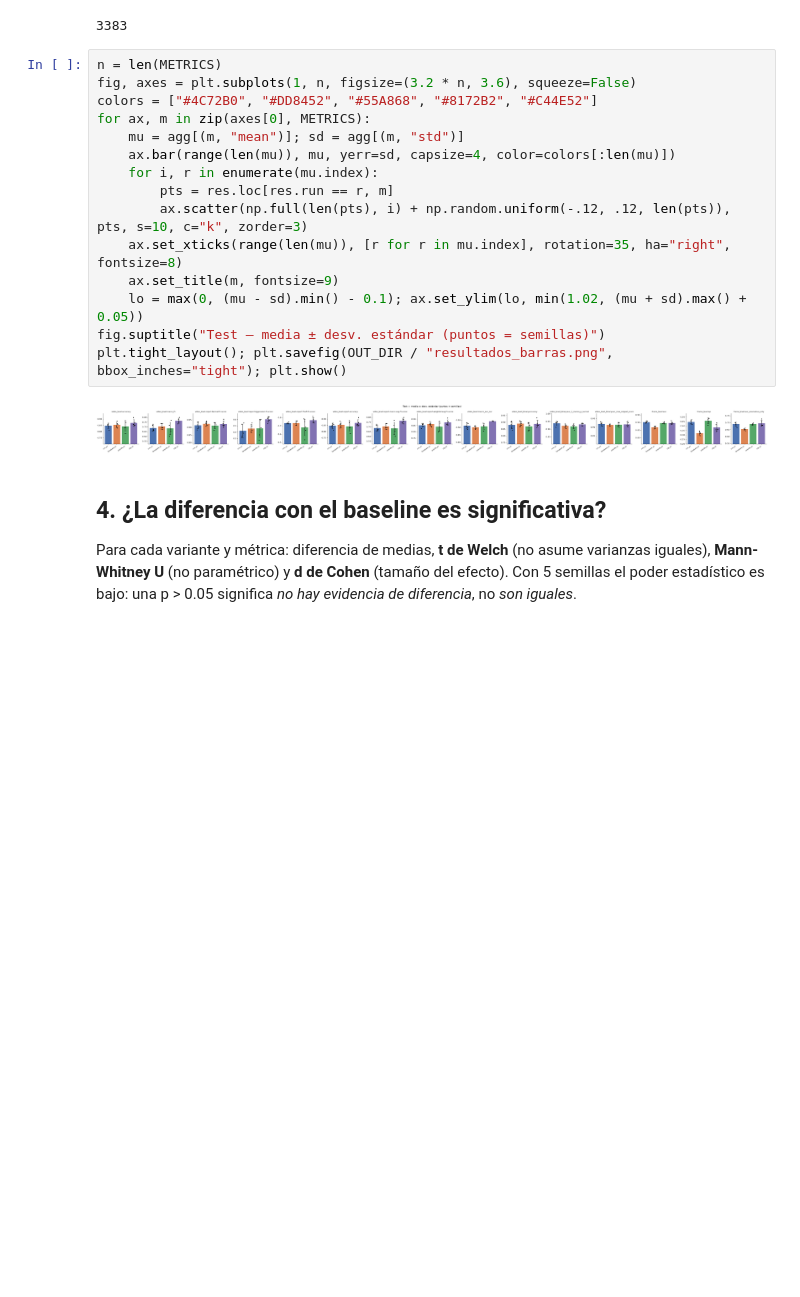
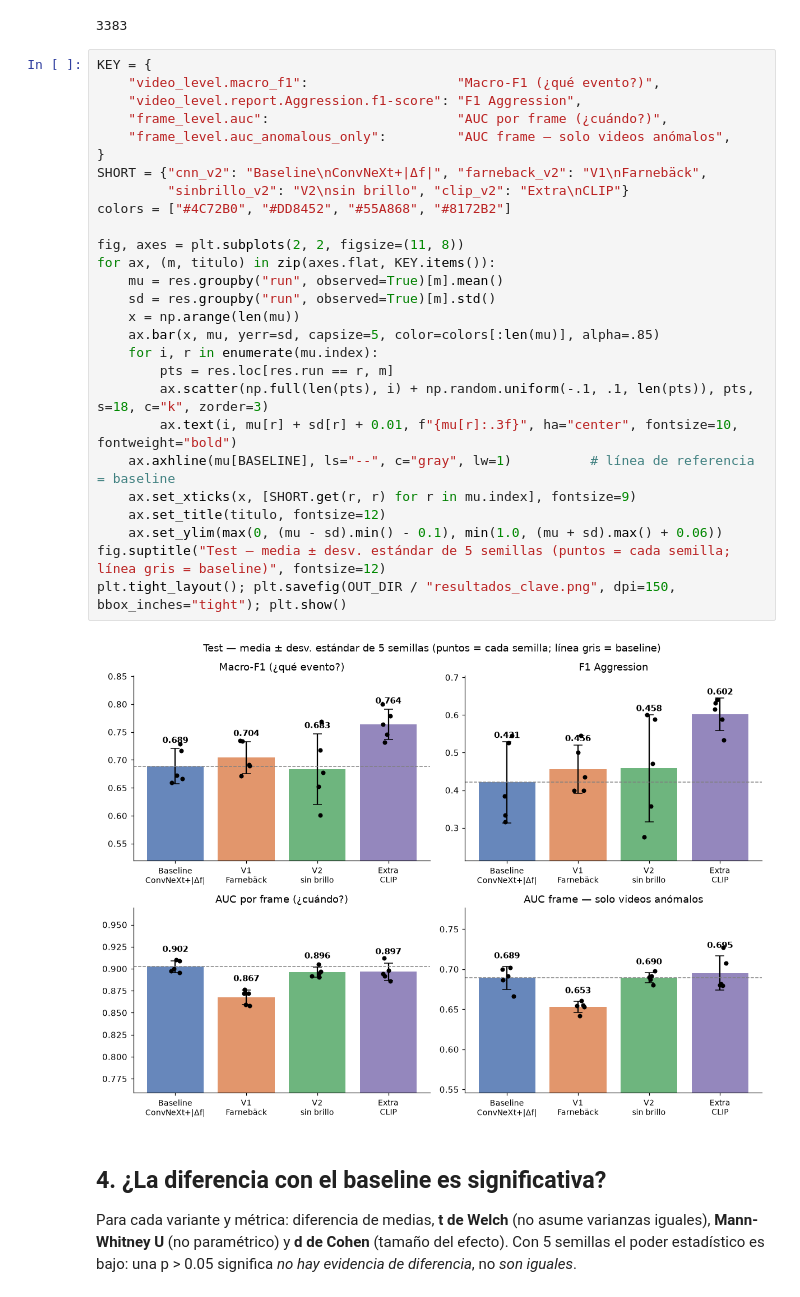
Before and after one commit to gersonviav/MIA, a Jupyter notebook: notebooks/03_experimentos.ipynb, the cells around one changed output. Saved outputs shown, nothing was run; the diff lists cells and outputs as text; blank space fills up the shorter version.

```diff
--- a/notebooks/03_experimentos.ipynb
+++ b/notebooks/03_experimentos.ipynb
@@ -127,22 +134,34 @@ tabla.to_csv(OUT_DIR / "tabla_resultados.csv")
 | Extra: apariencia CLIP | 5 | 0.869 ± 0.025 | 0.764 ± 0.027 | 0.921 ± 0.020 | 0.602 ± 0.043 | ... |
 3383
 # %%
-n = len(METRICS)
-fig, axes = plt.subplots(1, n, figsize=(3.2 * n, 3.6), squeeze=False)
-colors = ["#4C72B0", "#DD8452", "#55A868", "#8172B2", "#C44E52"]
-for ax, m in zip(axes[0], METRICS):
-    mu = agg[(m, "mean")]; sd = agg[(m, "std")]
-    ax.bar(range(len(mu)), mu, yerr=sd, capsize=4, color=colors[:len(mu)])
+KEY = {
+    "video_level.macro_f1":                   "Macro-F1 (¿qué evento?)",
+    "video_level.report.Aggression.f1-score": "F1 Aggression",
+    "frame_level.auc":                        "AUC por frame (¿cuándo?)",
+    "frame_level.auc_anomalous_only":         "AUC frame — solo videos anómalos",
+}
+SHORT = {"cnn_v2": "Baseline\nConvNeXt+|Δf|", "farneback_v2": "V1\nFarnebäck",
+         "sinbrillo_v2": "V2\nsin brillo", "clip_v2": "Extra\nCLIP"}
+colors = ["#4C72B0", "#DD8452", "#55A868", "#8172B2"]
+
+fig, axes = plt.subplots(2, 2, figsize=(11, 8))
+for ax, (m, titulo) in zip(axes.flat, KEY.items()):
+    mu = res.groupby("run", observed=True)[m].mean()
+    sd = res.groupby("run", observed=True)[m].std()
+    x = np.arange(len(mu))
+    ax.bar(x, mu, yerr=sd, capsize=5, color=colors[:len(mu)], alpha=.85)
     for i, r in enumerate(mu.index):
         pts = res.loc[res.run == r, m]
-        ax.scatter(np.full(len(pts), i) + np.random.uniform(-.12, .12, len(pts)), pts, s=10, c="k", zorder=3)
-    ax.set_xticks(range(len(mu)), [r for r in mu.index], rotation=35, ha="right", fontsize=8)
-    ax.set_title(m, fontsize=9)
-    lo = max(0, (mu - sd).min() - 0.1); ax.set_ylim(lo, min(1.02, (mu + sd).max() + 0.05))
-fig.suptitle("Test — media ± desv. estándar (puntos = semillas)")
-plt.tight_layout(); plt.savefig(OUT_DIR / "resultados_barras.png", bbox_inches="tight"); plt.show()
+        ax.scatter(np.full(len(pts), i) + np.random.uniform(-.1, .1, len(pts)), pts, s=18, c="k", zorder=3)
+        ax.text(i, mu[r] + sd[r] + 0.01, f"{mu[r]:.3f}", ha="center", fontsize=10, fontweight="bold")
+    ax.axhline(mu[BASELINE], ls="--", c="gray", lw=1)          # línea de referencia = baseline
+    ax.set_xticks(x, [SHORT.get(r, r) for r in mu.index], fontsize=9)
+    ax.set_title(titulo, fontsize=12)
+    ax.set_ylim(max(0, (mu - sd).min() - 0.1), min(1.0, (mu + sd).max() + 0.06))
+fig.suptitle("Test — media ± desv. estándar de 5 semillas (puntos = cada semilla; línea gris = baseline)", fontsize=12)
+plt.tight_layout(); plt.savefig(OUT_DIR / "resultados_clave.png", dpi=150, bbox_inches="tight"); plt.show()
 # %% [output]
-[figure, old version]
+[figure, new version]
 # %% [markdown]
 ## 4. ¿La diferencia con el baseline es significativa?
 Para cada variante y métrica: diferencia de medias, **t de Welch** (no asume varianzas iguales), **Mann-Whitney U** (no paramétrico) y **d de Cohen** (tamaño del efecto).
```
Also changed, not shown: parts of 2 cells of this notebook.
